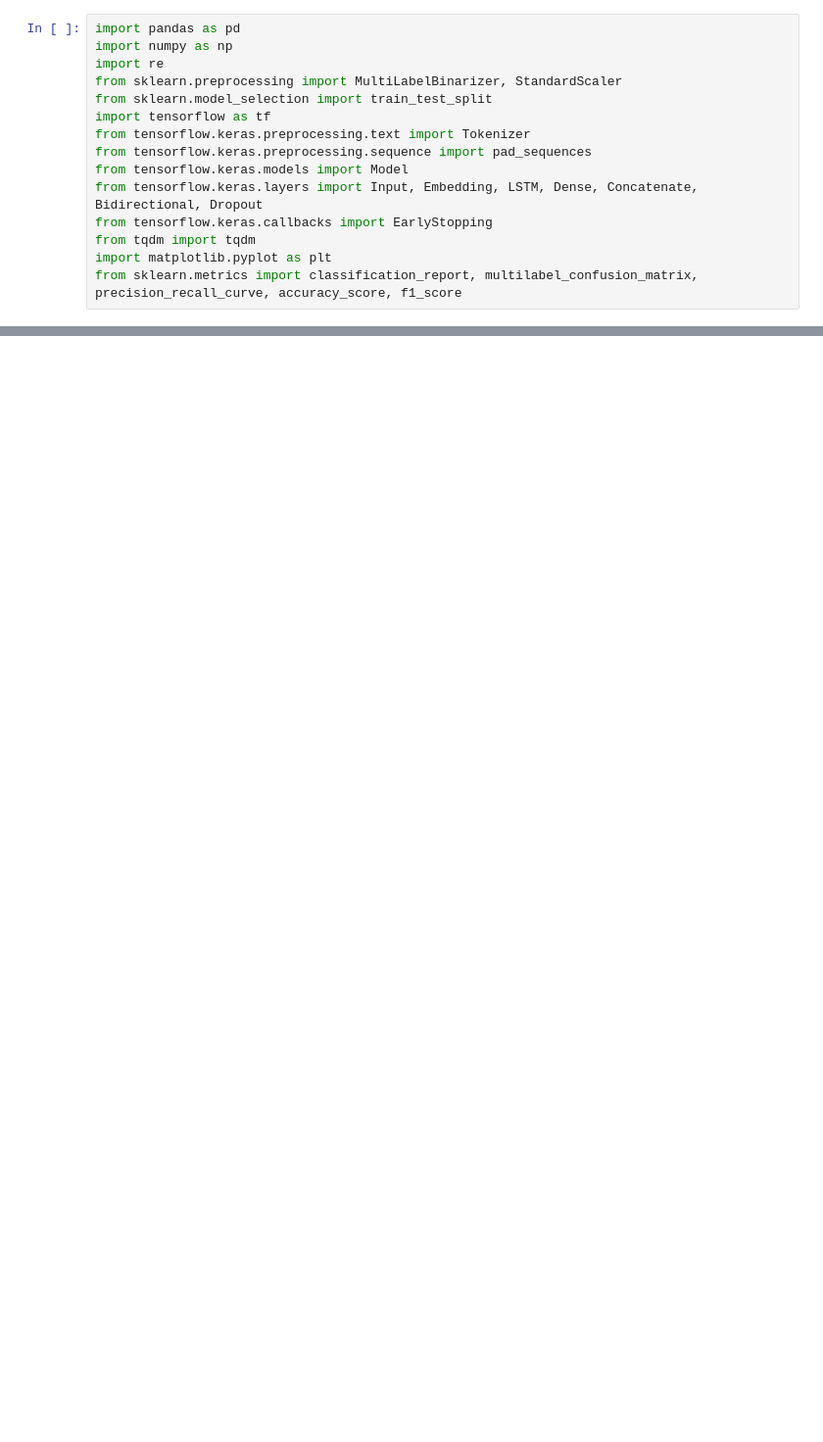
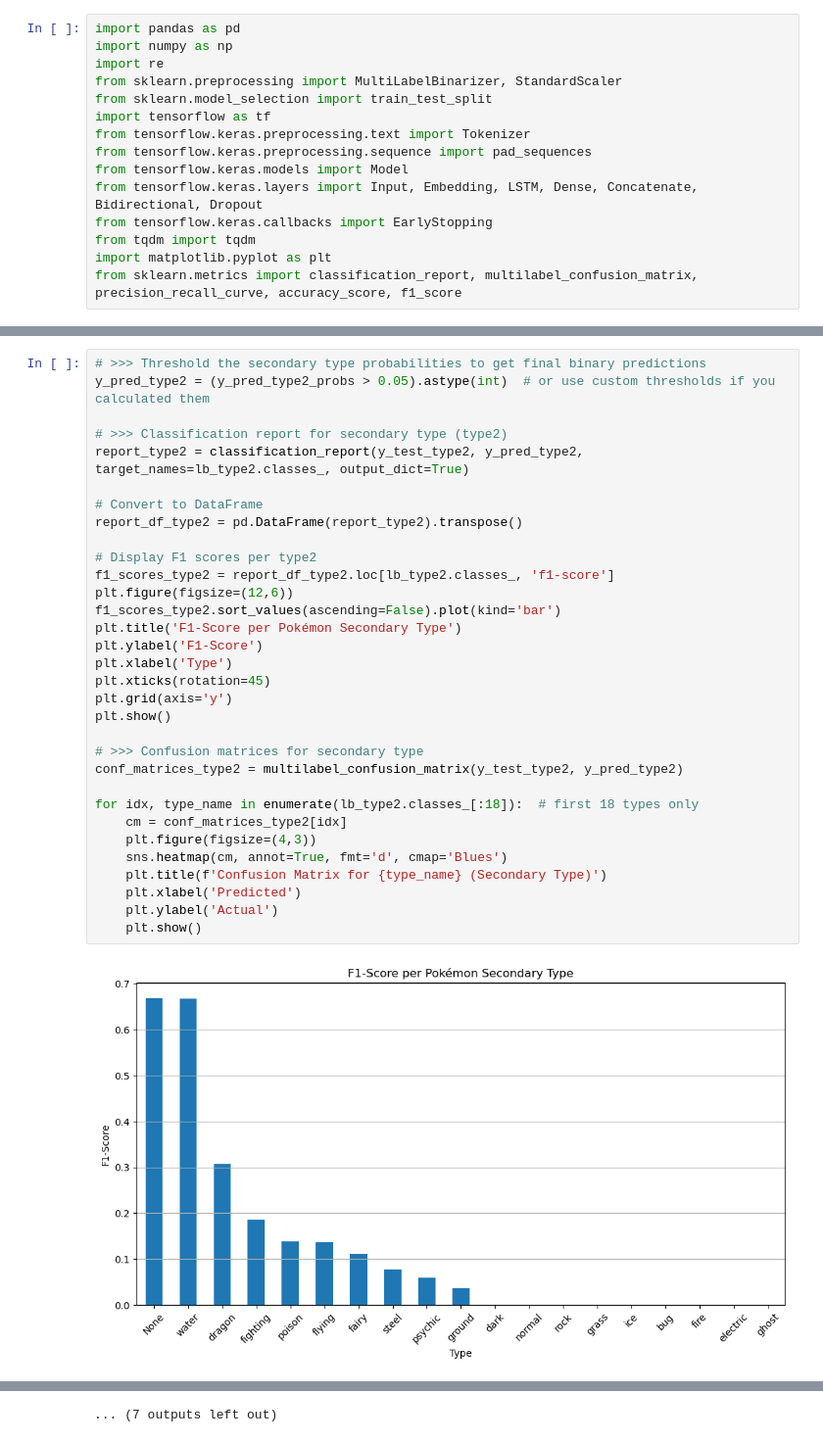
Before and after one commit to Rikkayyy/COSC4337-PokemonTypePredictor, a Jupyter notebook: Model/RNN.ipynb, the cells around one changed output, grey strips where cells are left out. Shown at 98% size. Drawn from its saved outputs; the diff is of its cells as text; blank space fills up the shorter version.

```diff
--- a/Model/RNN.ipynb
+++ b/Model/RNN.ipynb
@@ -248 +286,35 @@ for idx, type_name in enumerate(mlb.classes_[:18]):
 ... (7 outputs left out)
+# %%
+# >>> Threshold the secondary type probabilities to get final binary predictions
+y_pred_type2 = (y_pred_type2_probs > 0.05).astype(int)  # or use custom thresholds if you calculated them
+
+# >>> Classification report for secondary type (type2)
+report_type2 = classification_report(y_test_type2, y_pred_type2, target_names=lb_type2.classes_, output_dict=True)
+
+# Convert to DataFrame
+report_df_type2 = pd.DataFrame(report_type2).transpose()
+
+# Display F1 scores per type2
+f1_scores_type2 = report_df_type2.loc[lb_type2.classes_, 'f1-score']
+plt.figure(figsize=(12,6))
+f1_scores_type2.sort_values(ascending=False).plot(kind='bar')
+plt.title('F1-Score per Pokémon Secondary Type')
+plt.ylabel('F1-Score')
+plt.xlabel('Type')
+plt.xticks(rotation=45)
+plt.grid(axis='y')
+plt.show()
+
+# >>> Confusion matrices for secondary type
+conf_matrices_type2 = multilabel_confusion_matrix(y_test_type2, y_pred_type2)
+
+for idx, type_name in enumerate(lb_type2.classes_[:18]):  # first 18 types only
+    cm = conf_matrices_type2[idx]
+    plt.figure(figsize=(4,3))
+    sns.heatmap(cm, annot=True, fmt='d', cmap='Blues')
+    plt.title(f'Confusion Matrix for {type_name} (Secondary Type)')
+    plt.xlabel('Predicted')
+    plt.ylabel('Actual')
+    plt.show()
+# %% [output]
+[figure, added]
@@ -248,0 +332 @@ for idx, type_name in enumerate(mlb.classes_[:18]):
+... (7 outputs left out)
```
Also changed, not shown: parts of 13 cells of this notebook, 1 other file.
